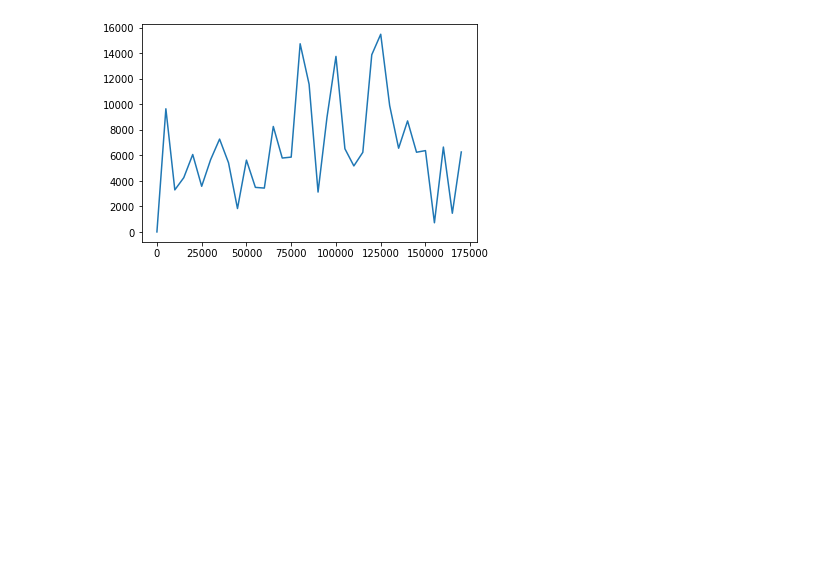
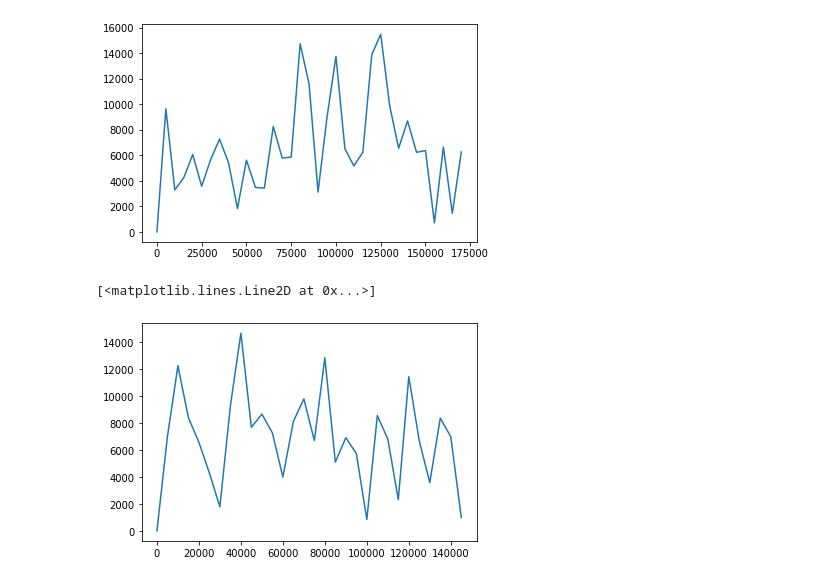
Before and after one commit to jplineb/all_drake_is_the_same, a Jupyter notebook: Source/experimental work/spectogram.ipynb, the cells around one changed output. Saved outputs shown, nothing was run; the diff lists cells and outputs as text; code cells hidden in the pictures; blank space fills up the shorter version.

```diff
--- a/Source/experimental work/spectogram.ipynb
+++ b/Source/experimental work/spectogram.ipynb
@@ -132,3 +132,9 @@ plt.plot(times_1, amps_1)
 # %% [output]
 [<matplotlib.lines.Line2D at 0x...>]
 [figure]
+# %%
+test_2 = get_amplitudes(test_track_2, 5)
+plt.plot(test_2[0], test_2[1])
+# %% [output]
+[<matplotlib.lines.Line2D at 0x...>]
+[figure, added]
```
Also changed, not shown: parts of 1 cell of this notebook.
